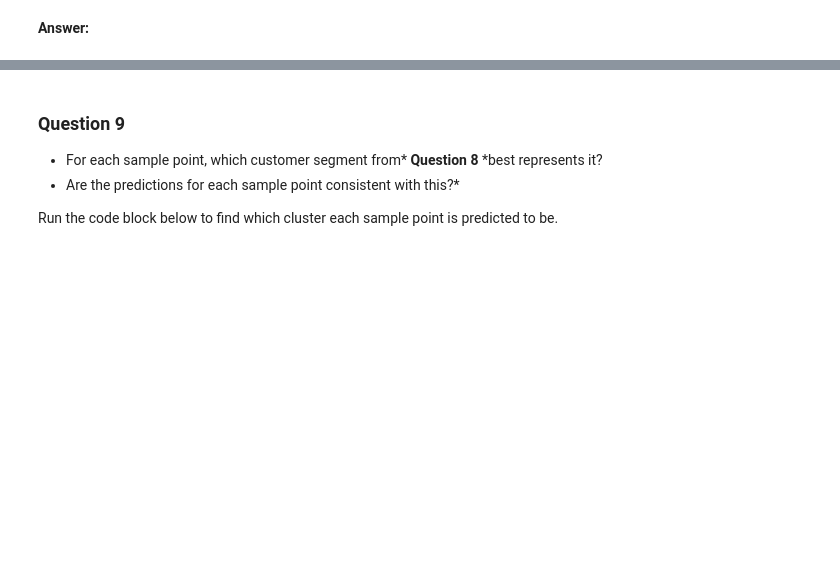
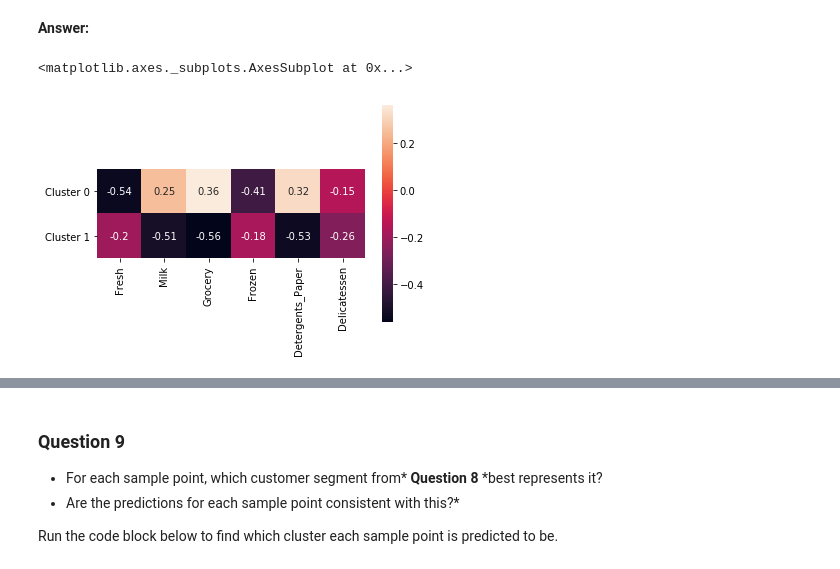
Before and after one commit to aptroost/creating-customer-segments, a Jupyter notebook: customer_segments.ipynb, the cells around one changed output, grey strips where cells are left out. Saved outputs shown, nothing was run; the diff lists cells and outputs as text; code cells hidden in the pictures; blank space fills up the shorter version.

```diff
--- a/customer_segments.ipynb
+++ b/customer_segments.ipynb
@@ -494,13 +536,14 @@ In the code block below, you will need to implement the following:
  - Apply the inverse function of `np.log` to `log_centers` using `np.exp` and assign the true centers to `true_centers`.
 # %%
 # TODO: Inverse transform the centers
-log_centers = None
+log_centers = pca.inverse_transform(centers)
 
 # TODO: Exponentiate the centers
-true_centers = None
+true_centers = np.exp(log_centers)
 
 # Display the true centers
-segments = ['Segment {}'.format(i) for i in range(0,len(centers))]
-true_centers = pd.DataFrame(np.round(true_centers), columns = data.keys())
+segments = ['Cluster {}'.format(i) for i in range(0, len(centers))]
+true_centers = pd.DataFrame(np.round(true_centers),
+                            columns = data.keys())
 true_centers.index = segments
 display(true_centers)
@@ -512,3 +559,10 @@ display(true_centers)
 **Hint:** A customer who is assigned to `'Cluster X'` should best identify with the establishments represented by the feature set of `'Segment X'`. Think about what each segment represents in terms their values for the feature points chosen. Reference these values with the mean values to get some perspective into what kind of establishment they represent.
 # %% [markdown]
 **Answer:**
+# %%
+sns.heatmap((true_centers - data.mean())/data.std(),
+            annot=True,
+            square=True)
+# %% [output]
+<matplotlib.axes._subplots.AxesSubplot at 0x...>
+[figure, added]
```
Also changed, not shown: parts of 21 cells of this notebook.
